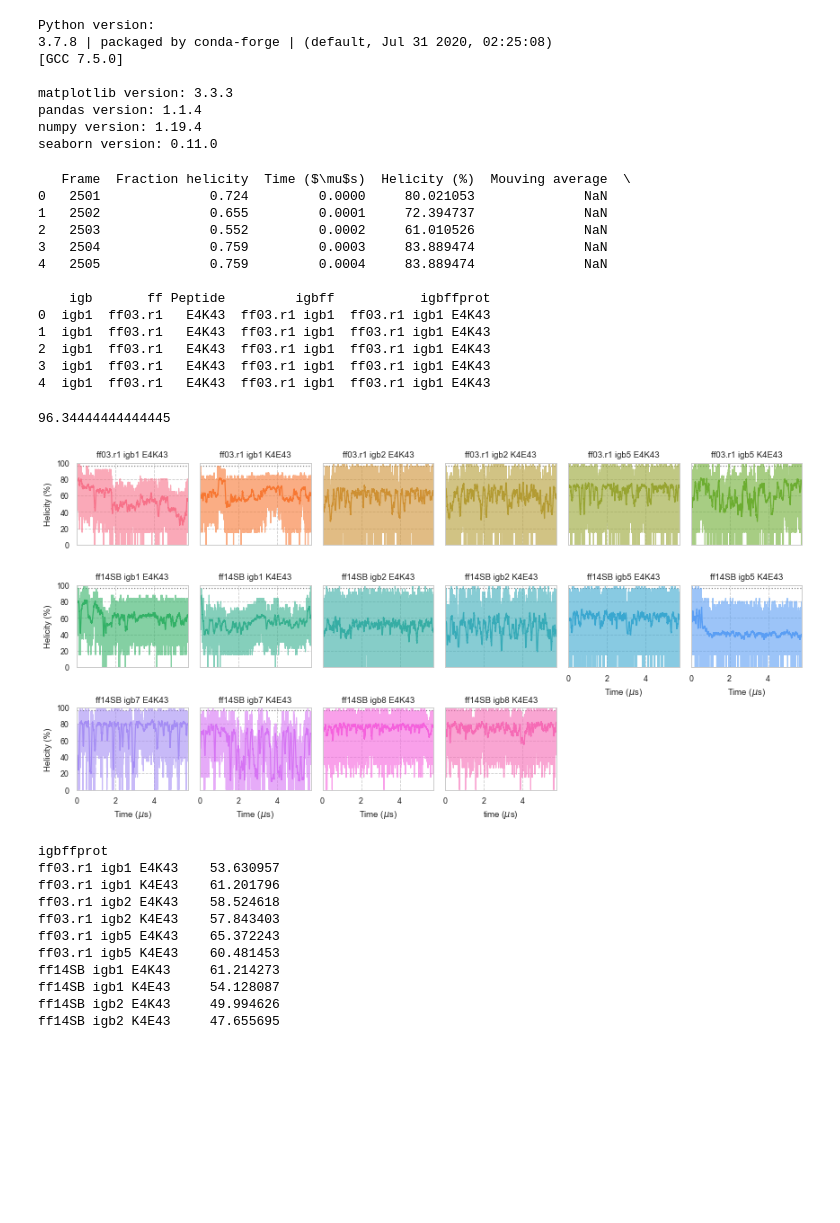
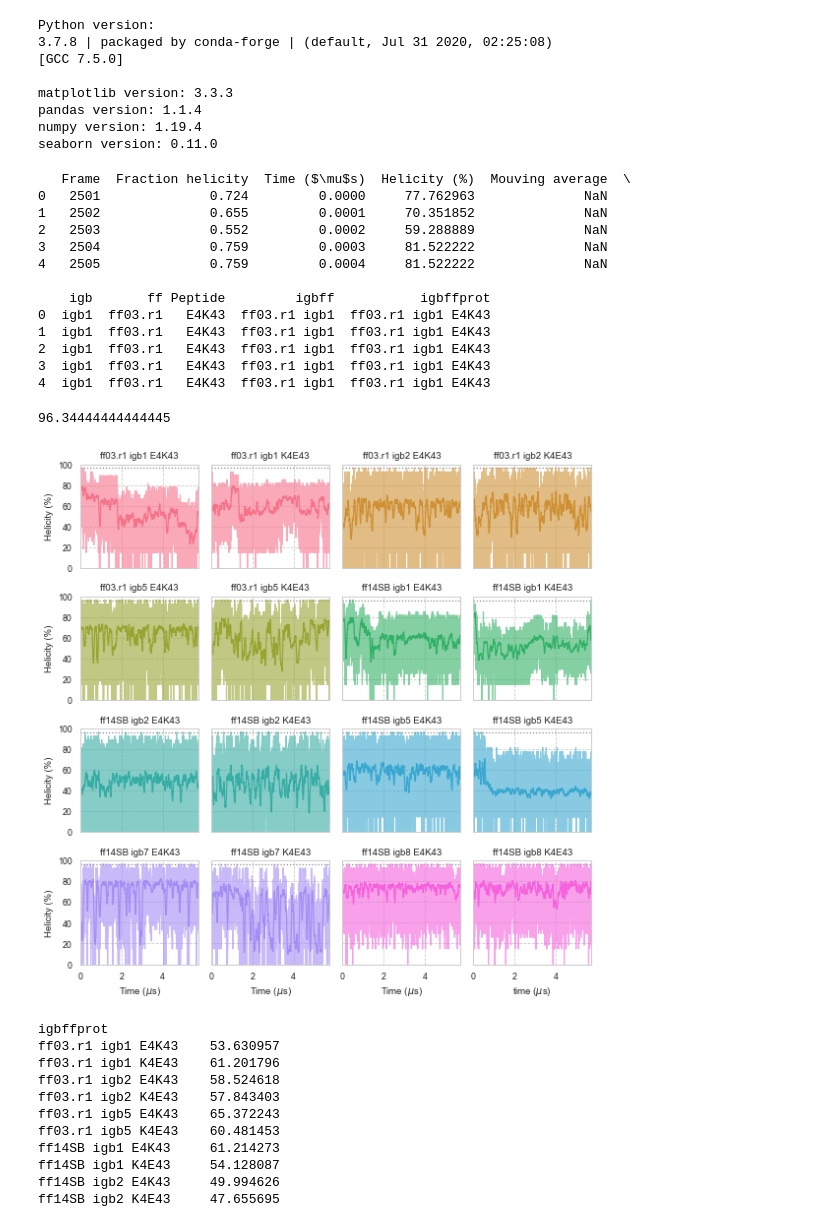
Before and after one commit to eric-jm-lang/GB_simulations_de_novo_peptides, a Jupyter notebook: 3-K4E43_and_E4K43/3-Analysis/Analysis_percentage_helicity_3.ipynb, the cells around one changed output. Drawn from its saved outputs; the diff is of its cells as text; code cells hidden in the pictures; blank space fills up the shorter version.

```diff
--- a/3-K4E43_and_E4K43/3-Analysis/Analysis_percentage_helicity_3.ipynb
+++ b/3-K4E43_and_E4K43/3-Analysis/Analysis_percentage_helicity_3.ipynb
@@ -53,7 +53,7 @@ for ff in ffs:
                 # Read each into a file to be put into a dict
                 df = pd.read_csv(f, sep=r'\s+', skiprows=2501, names=['Frame', 'Fraction helicity'])
                 df[r'Time ($\mu$s)'] = (df['Frame']-2501)/10000
-                df['Helicity (%)'] = df['Fraction helicity']*100*21/19
+                df['Helicity (%)'] = df['Fraction helicity']*100*29/27
                 df['Mouving average']=pd.Series.rolling(df['Helicity (%)'],window=500,center=False).mean()
                 df['igb'] = igb
                 df['ff'] = ff
@@ -65,11 +65,11 @@ df_total = pd.concat(igbff_all)
 print(df_total.head())
 # %% [output]
    Frame  Fraction helicity  Time ($\mu$s)  Helicity (%)  Mouving average  \
-0   2501              0.724         0.0000     80.021053              NaN
-1   2502              0.655         0.0001     72.394737              NaN
-2   2503              0.552         0.0002     61.010526              NaN
-3   2504              0.759         0.0003     83.889474              NaN
-4   2505              0.759         0.0004     83.889474              NaN
+0   2501              0.724         0.0000     77.762963              NaN
+1   2502              0.655         0.0001     70.351852              NaN
+2   2503              0.552         0.0002     59.288889              NaN
+3   2504              0.759         0.0003     81.522222              NaN
+4   2505              0.759         0.0004     81.522222              NaN
 
     igb       ff Peptide         igbff           igbffprot
 0  igb1  ff03.r1   E4K43  ff03.r1 igb1  ff03.r1 igb1 E4K43
@@ -84,31 +84,31 @@ print(df_total.head())
 # %%
 sns.set(context='paper', style='whitegrid', palette=sns.color_palette("viridis"), font='sans-serif',\
         font_scale=1, rc={'grid.linestyle': '--'})
 
-grid = sns.FacetGrid(df_total, col="igbffprot", col_wrap=6, hue="igbffprot", height=2, aspect=1,\
+grid = sns.FacetGrid(df_total, col="igbffprot", col_wrap=4, hue="igbff", height=2, aspect=1,\
                      sharex=True, sharey=True, despine=False, legend_out=False)
 
 
 # Draw a horizontal line to show the starting point
 grid.map(plt.axhline, y=96.34, ls=":", c=".5") # 85.7*21/19
 
 grid.map(plt.plot, r'Time ($\mu$s)', 'Mouving average').set_titles("{col_name}")
 grid.map(plt.plot, r'Time ($\mu$s)', 'Helicity (%)', alpha=0.6).set_titles("{col_name}")
 # Adjust the tick positions and labels
 #grid.set(xticks=np.arange(5), yticks=[-3, 3],
          #xlim=(-.5, 4.5), ylim=(-3.5, 3.5))
 
 # Adjust the arrangement of the plots
 #grid.fig.tight_layout(w_pad=1)
 grid.set(xlim=(0, 5.75) , ylim=(0, 100))
 plt.xlabel(r'time ($\mu$s)')
 #plt.ylabel('Percentage helicity (%)')
 plt.tight_layout()
 plt.savefig('./plots/helicity_1.pdf')
 plt.savefig('./plots/helicity_1.png', dpi=300)
 plt.show()
 # %% [output]
-[figure, old version]
+[figure, new version]
 # %%
 df_total.groupby('igbffprot')['Helicity (%)'].mean()
 # %% [output]
```
Also changed, not shown: parts of 1 cell of this notebook, 16 other files.
